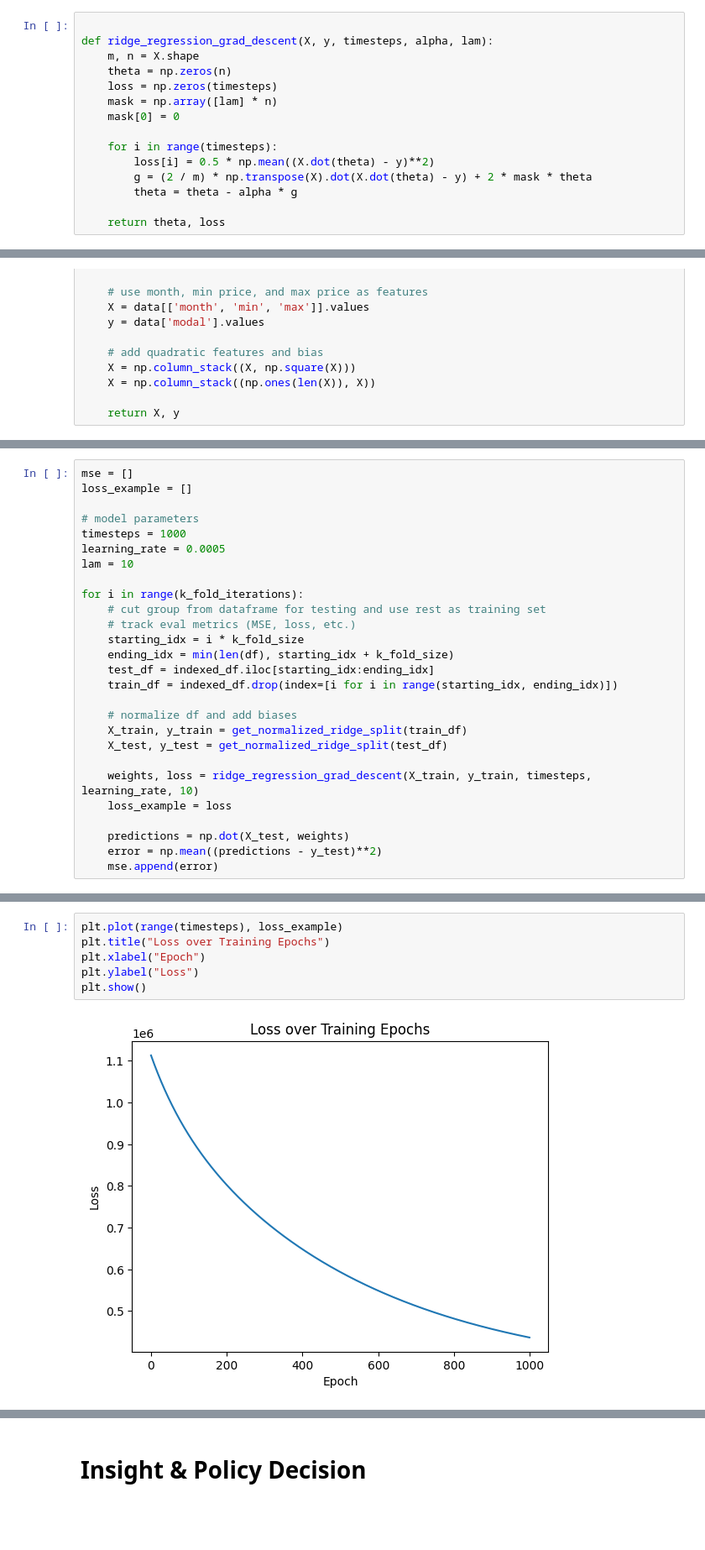
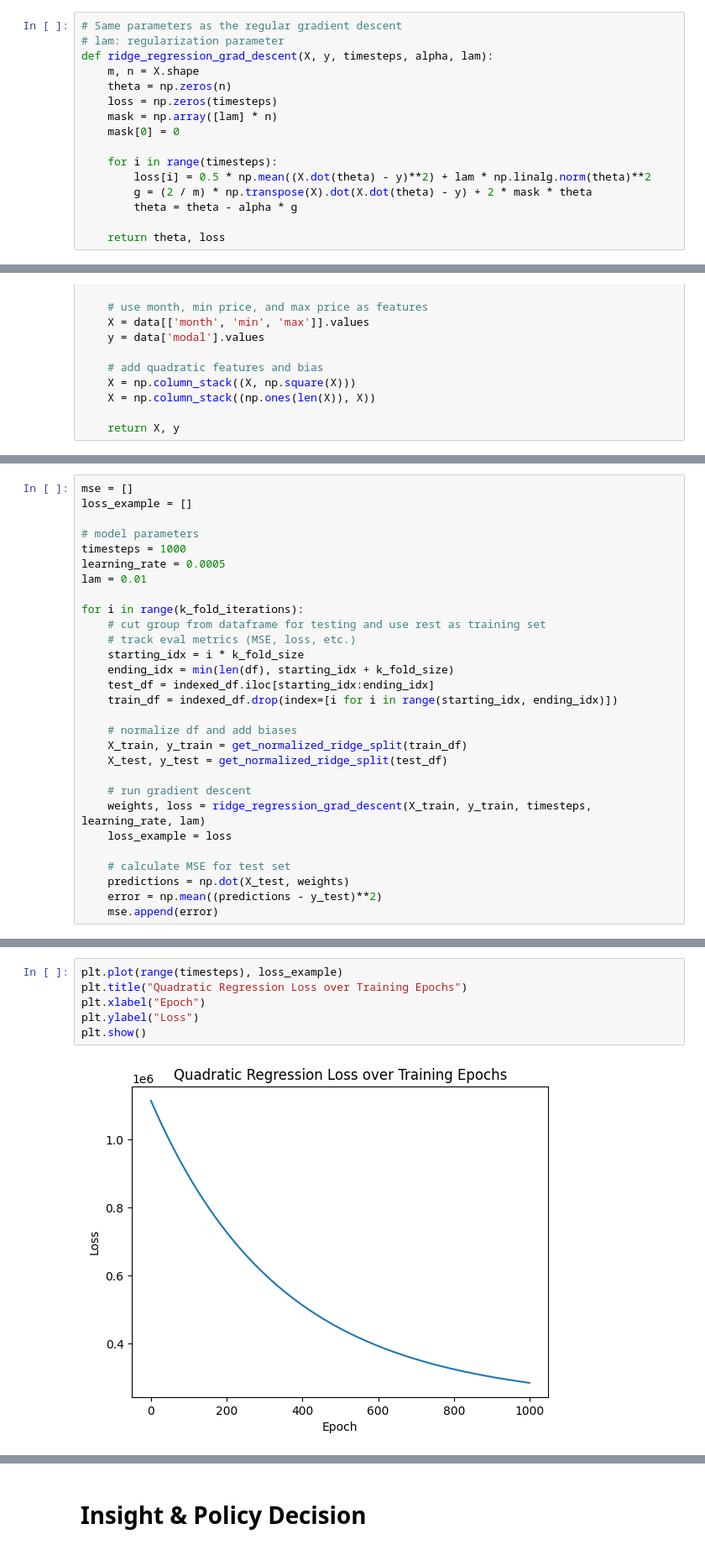
Before and after one commit to 4Delta6/4Delta6.github.io, a Jupyter notebook: final.ipynb, the cells around one changed output, grey strips where cells are left out. Shown at 84% size. Cells and saved outputs as stored; diff of their text form; blank space fills up the shorter version.

```diff
--- a/final.ipynb
+++ b/final.ipynb
@@ -353,5 +378,6 @@ plt.show()
 # %%
-
+# Same parameters as the regular gradient descent
+# lam: regularization parameter
 def ridge_regression_grad_descent(X, y, timesteps, alpha, lam):
     m, n = X.shape
     theta = np.zeros(n)
@@ -360,7 +386,7 @@ def ridge_regression_grad_descent(X, y, timesteps, alpha, lam):
     mask[0] = 0
 
     for i in range(timesteps):
-        loss[i] = 0.5 * np.mean((X.dot(theta) - y)**2)
+        loss[i] = 0.5 * np.mean((X.dot(theta) - y)**2) + lam * np.linalg.norm(theta)**2
         g = (2 / m) * np.transpose(X).dot(X.dot(theta) - y) + 2 * mask * theta
         theta = theta - alpha * g
 
@@ -391,7 +421,7 @@ loss_example = []
 # model parameters
 timesteps = 1000
 learning_rate = 0.0005
-lam = 10
+lam = 0.01
 
 for i in range(k_fold_iterations):
     # cut group from dataframe for testing and use rest as training set
@@ -405,9 +435,11 @@ for i in range(k_fold_iterations):
     X_train, y_train = get_normalized_ridge_split(train_df)
     X_test, y_test = get_normalized_ridge_split(test_df)
 
-    weights, loss = ridge_regression_grad_descent(X_train, y_train, timesteps, learning_rate, 10)
+    # run gradient descent
+    weights, loss = ridge_regression_grad_descent(X_train, y_train, timesteps, learning_rate, lam)
     loss_example = loss
 
+    # calculate MSE for test set
     predictions = np.dot(X_test, weights)
     error = np.mean((predictions - y_test)**2)
     mse.append(error)
@@ -422,8 +456,8 @@ Minimum MSE over Cross-Validation Iterations: 19579.04941863592
 # %%
 plt.plot(range(timesteps), loss_example)
-plt.title("Loss over Training Epochs")
+plt.title("Quadratic Regression Loss over Training Epochs")
 plt.xlabel("Epoch")
 plt.ylabel("Loss")
 plt.show()
 # %% [output]
-[figure, old version]
+[figure, new version]
```
Also changed, not shown: parts of 18 cells of this notebook.
